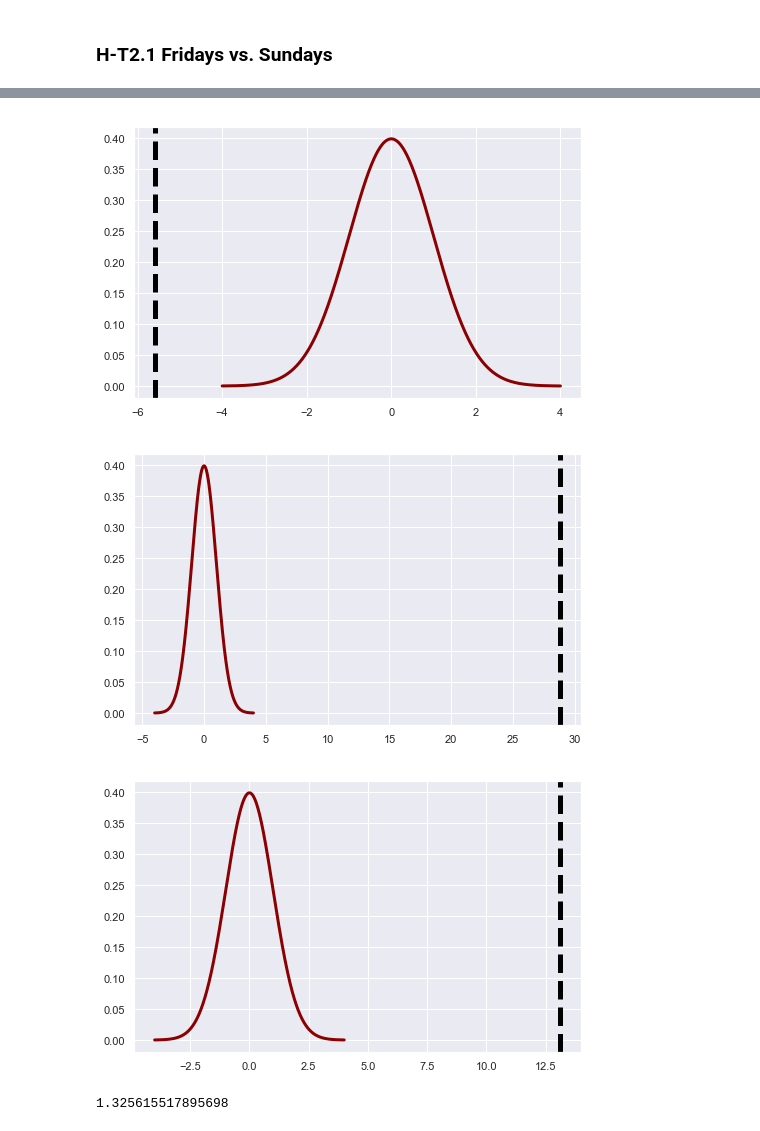
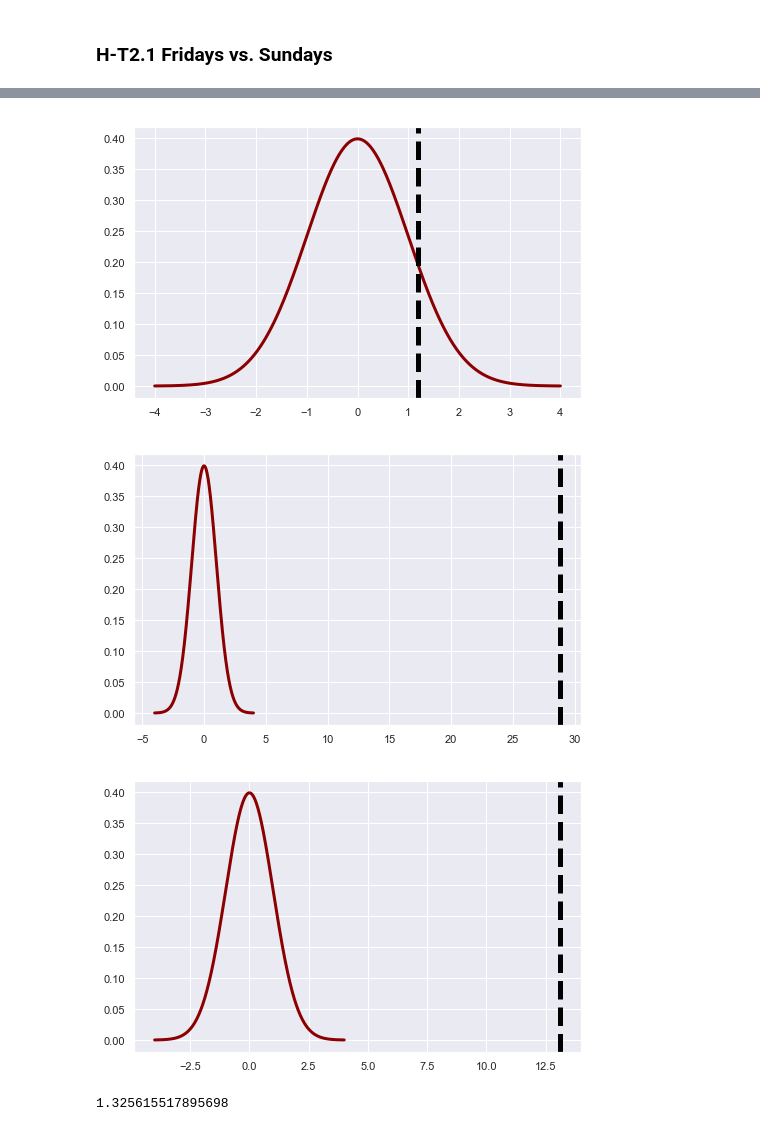
Before and after one commit to davidhaase/mod-3-final-project, a Jupyter notebook: nyc-collision.ipynb, the cells around one changed output, grey strips where cells are left out. Cells and saved outputs as stored; diff of their text form; code cells hidden in the pictures.

```diff
--- a/nyc-collision.ipynb
+++ b/nyc-collision.ipynb
@@ -287,6 +287,6 @@ def distplot_daypairs(pairs, df):
         plt.savefig(filename)
 
 
-day_pairs = [['Thursday', 'Friday'], ['Friday', 'Sunday'], ['Saturday', 'Sunday']]
+day_pairs = [['Thursday', 'Tuesday'], ['Friday', 'Sunday'], ['Saturday', 'Sunday']]
 distplot_daypairs(day_pairs, weekdays)
 # %% [output]
@@ -302,35 +297,34 @@ Ttest_indResult(statistic=13.122019225671565, pvalue=1.989181949508533e-35)
 def visualize_t(t_stat, n_control, n_experimental):
 
     # initialize a matplotlib "figure"
     fig = plt.figure(figsize=(8,5))
     ax = fig.gca()
     # generate points on the x axis between -4 and 4:
     xs = np.linspace(-4, 4, 500)
 
     # use stats.t.pdf to get values on the probability density function for the t-distribution
 
     ys= stats.t.pdf(xs, (n_control+n_experimental-2), 0, 1)
     ax.plot(xs, ys, linewidth=3, color='darkred')
 
     ax.axvline(t_stat, color='black', linestyle='--', lw=5)
 #     ax.axvline(-t_stat, color='black', linestyle='--', lw=5)
 
     plt.show()
     return None
 
 def visualize_t_daypairs(pairs, df):
     for pair in pairs:
         filename = 'images/distplots/displot-collisions-by-' + pair[0] + '-' + pair[1] + '.png'
         day1 = df.loc[df['day_of_week'] == pair[0], 'collisions']
         day2 = df.loc[df['day_of_week'] == pair[1], 'collisions']
         t_stat = twosample_tstatistic(day1, day2)
         visualize_t(t_stat, len(day1), len(day2))
 
 
-day_pairs = [['Thursday', 'Friday'], ['Friday', 'Sunday'], ['Saturday', 'Sunday']]
 visualize_t_daypairs(day_pairs, weekdays)
 # %% [output]
-[figure, old version]
+[figure, new version]
 [figure]
 [figure]
 # %%
```
Also changed, not shown: parts of 2 cells of this notebook, 1 other file.
